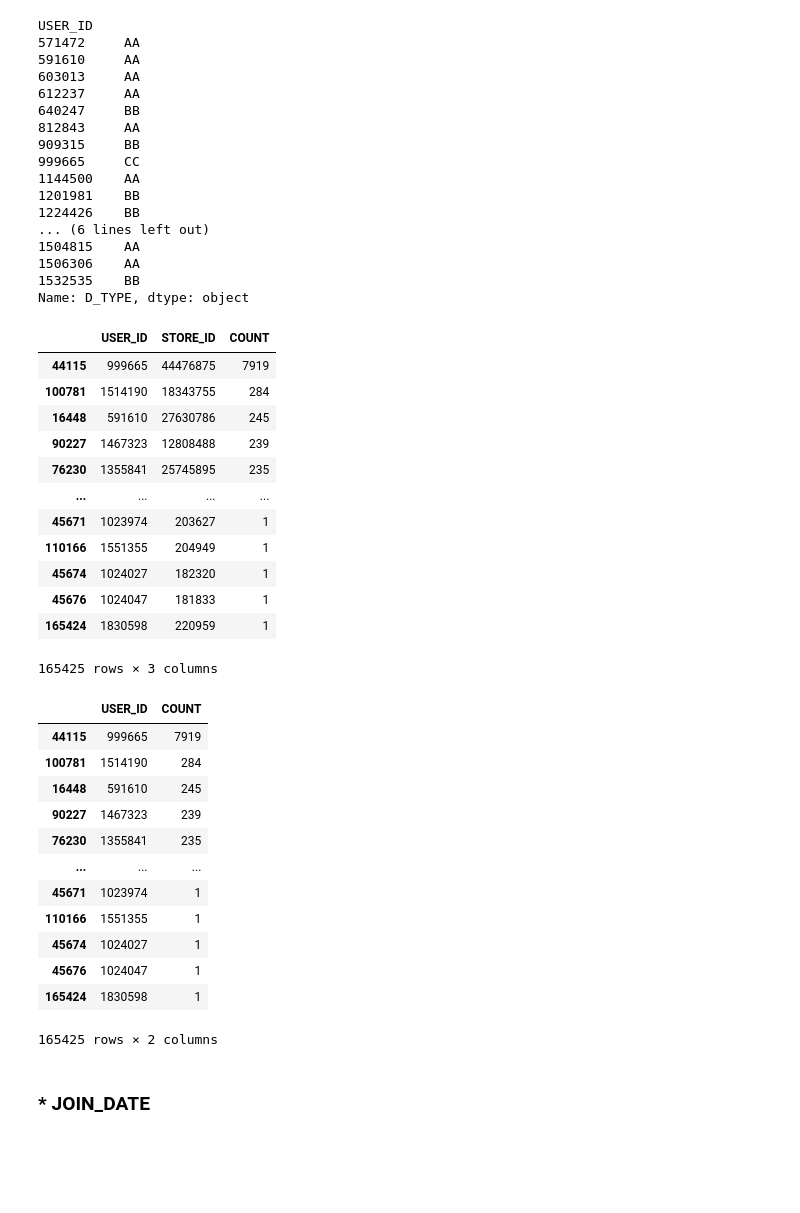
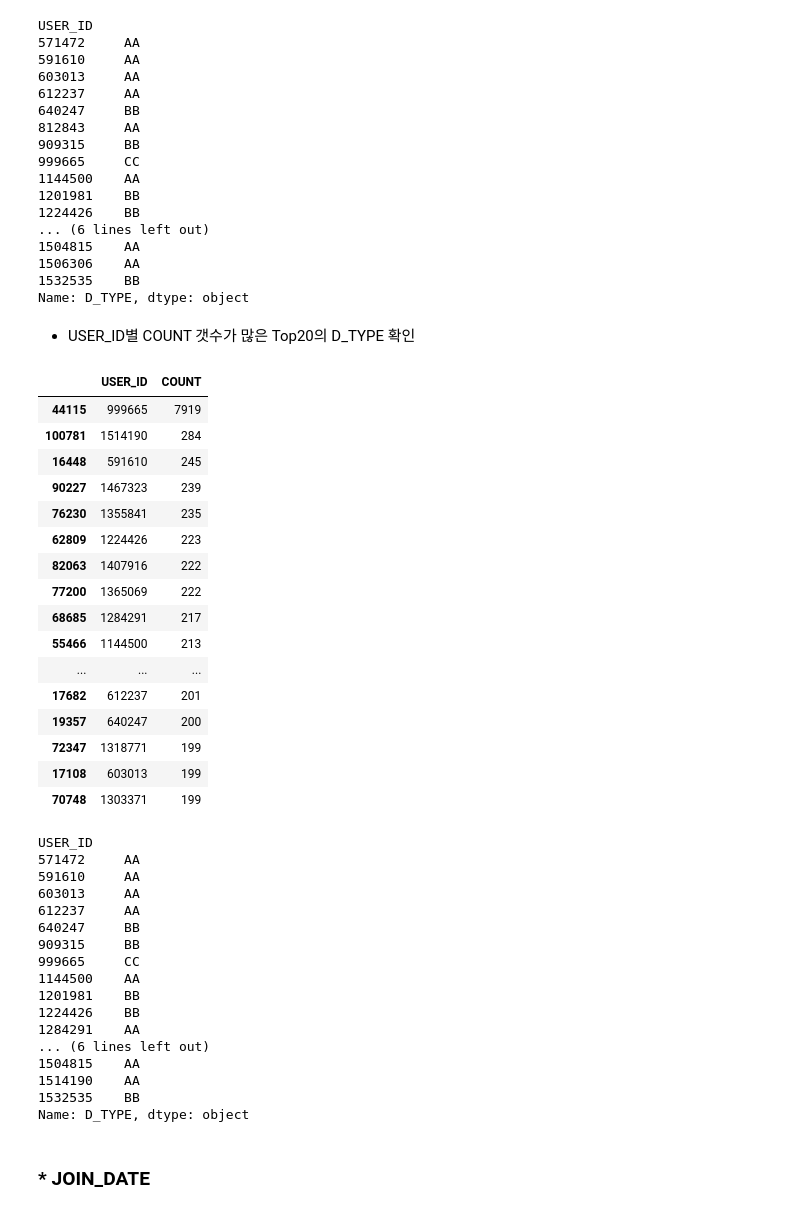
Before and after one commit to sooksok/team2_wanted_onboarding_2nd, a Jupyter notebook: Week3_최현숙/[project3]moduparking.ipynb, the cells around one changed output. Drawn from its saved outputs; the diff is of its cells as text; code cells hidden in the pictures; blank space fills up the shorter version.

```diff
--- a/Week3_최현숙/[project3]moduparking.ipynb
+++ b/Week3_최현숙/[project3]moduparking.ipynb
@@ -228,38 +214,50 @@ USER_ID
 1506306    AA
 1532535    BB
 Name: D_TYPE, dtype: object
-# %%
-df.groupby('USER_ID').sum().reset_index().sort_values('COUNT', ascending = False)
-# %% [output]
-|  | USER_ID | STORE_ID | COUNT |
-| 44115 | 999665 | 44476875 | 7919 |
-| 100781 | 1514190 | 18343755 | 284 |
-| 16448 | 591610 | 27630786 | 245 |
-| 90227 | 1467323 | 12808488 | 239 |
-| 76230 | 1355841 | 25745895 | 235 |
-| ... | ... | ... | ... |
-| 45671 | 1023974 | 203627 | 1 |
-| 110166 | 1551355 | 204949 | 1 |
-| 45674 | 1024027 | 182320 | 1 |
-| 45676 | 1024047 | 181833 | 1 |
-| 165424 | 1830598 | 220959 | 1 |
-165425 rows × 3 columns
+# %% [markdown]
+* USER_ID별 COUNT 갯수가 많은 Top20의 D_TYPE 확인
 # %%
-df.groupby('USER_ID')['COUNT'].sum().reset_index().sort_values('COUNT', ascending = False)
+df2 = df.groupby('USER_ID')['COUNT'].sum().reset_index().sort_values('COUNT', ascending = False)
-# %% [output]
-|  | USER_ID | COUNT |
-| 44115 | 999665 | 7919 |
-| 100781 | 1514190 | 284 |
-| 16448 | 591610 | 245 |
-| 90227 | 1467323 | 239 |
-| 76230 | 1355841 | 235 |
-| ... | ... | ... |
-| 45671 | 1023974 | 1 |
-| 110166 | 1551355 | 1 |
-| 45674 | 1024027 | 1 |
-| 45676 | 1024047 | 1 |
-| 165424 | 1830598 | 1 |
-165425 rows × 2 columns
+# %%
+df2.head(20)
+# %% [output]
+|  | USER_ID | COUNT |
+| 44115 | 999665 | 7919 |
+| 100781 | 1514190 | 284 |
+| 16448 | 591610 | 245 |
+| 90227 | 1467323 | 239 |
+| 76230 | 1355841 | 235 |
+| 62809 | 1224426 | 223 |
+| 82063 | 1407916 | 222 |
+| 77200 | 1365069 | 222 |
+| 68685 | 1284291 | 217 |
+| 55466 | 1144500 | 213 |
+| ... | ... | ... |
+| 17682 | 612237 | 201 |
+| 19357 | 640247 | 200 |
+| 72347 | 1318771 | 199 |
+| 17108 | 603013 | 199 |
+| 70748 | 1303371 | 199 |
+# %%
+df[df.USER_ID.isin([999665,1514190,591610,1467323,1355841,1224426,1407916,1365069,1284291,1144500,909315,1504815,1201981,1532535,571472,612237,640247,1318771,603013,1303371])].groupby(['USER_ID']).D_TYPE.min()
+# %% [output]
+USER_ID
+571472     AA
+591610     AA
+603013     AA
+612237     AA
+640247     BB
+909315     BB
+999665     CC
+1144500    AA
+1201981    BB
+1224426    BB
+1284291    AA
+... (6 lines left out)
+1504815    AA
+1514190    AA
+1532535    BB
+Name: D_TYPE, dtype: object
 # %% [markdown]
 ### * JOIN_DATE
 # %% [markdown]
```
Also changed, not shown: parts of 52 cells of this notebook.
